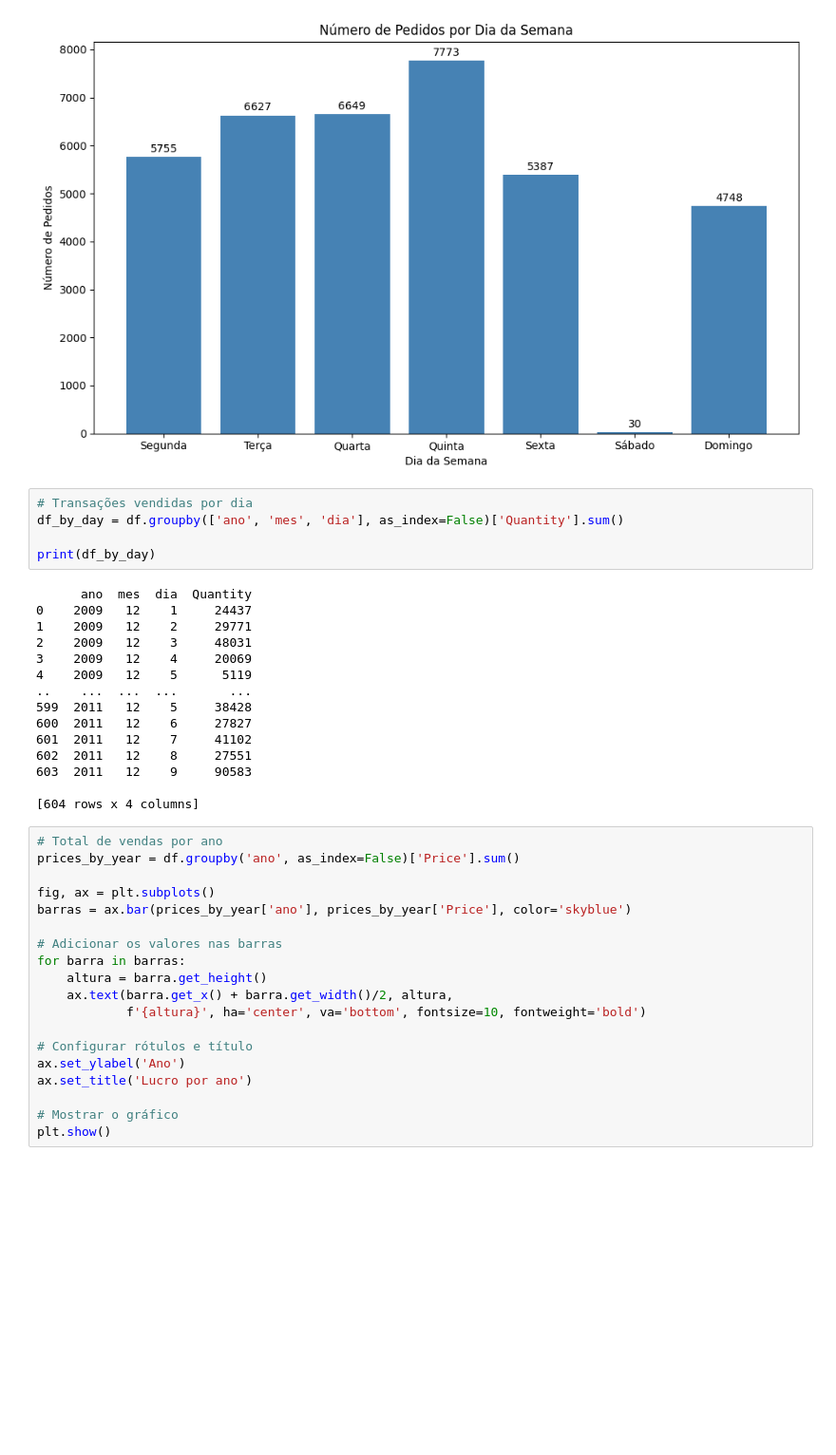
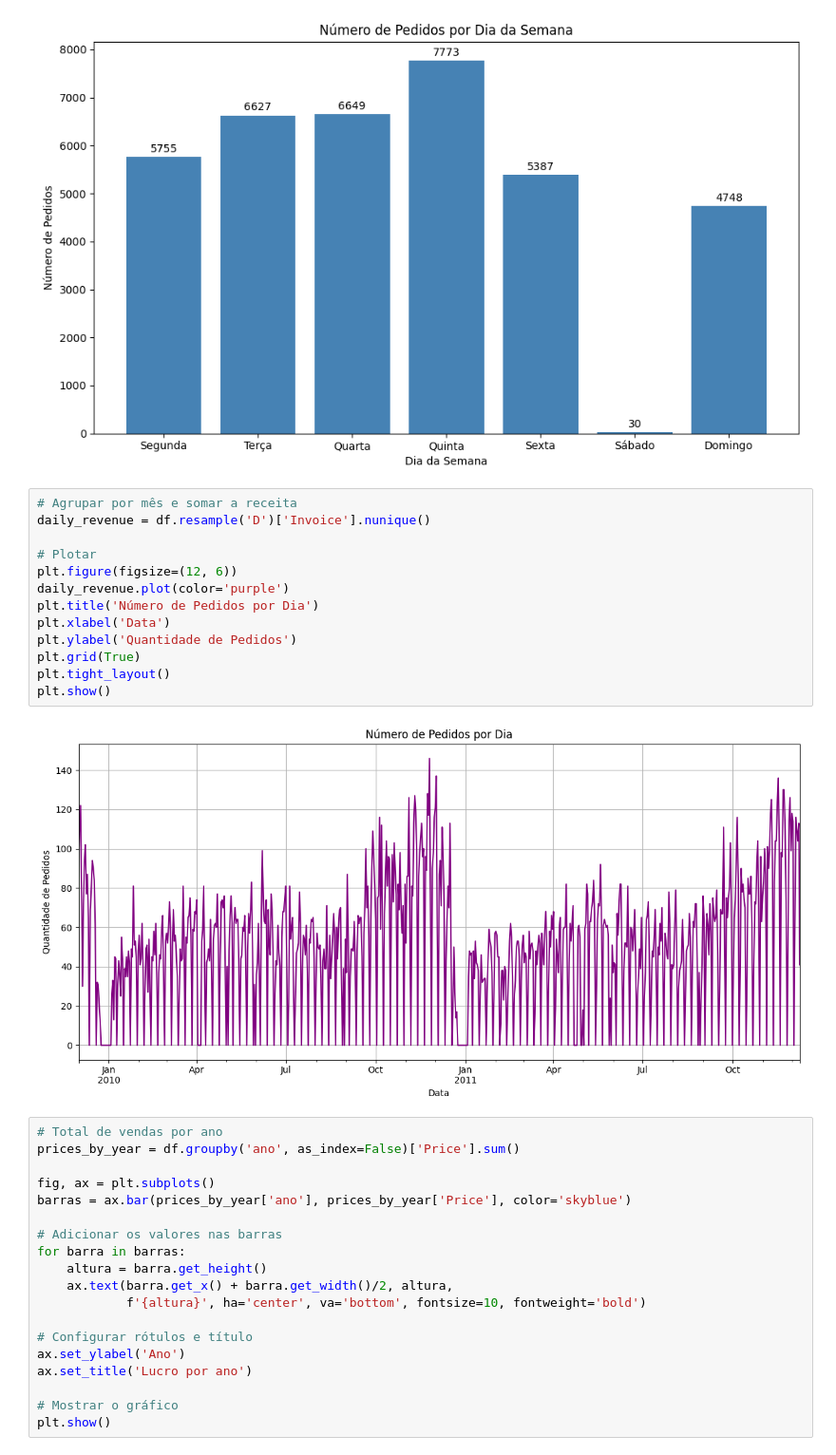
Before and after one commit to nickmorche/online_retail_data_analysis, a Jupyter notebook: data_analysis.ipynb, the cells around one changed output. Shown at 95% size. Cells and saved outputs as stored; diff of their text form; blank space fills up the shorter version.

```diff
--- a/data_analysis.ipynb
+++ b/data_analysis.ipynb
@@ -387,26 +385,21 @@ plt.tight_layout()
 plt.show()
 # %% [output]
 [figure]
-# %%
-# Transações vendidas por dia
-df_by_day = df.groupby(['ano', 'mes', 'dia'], as_index=False)['Quantity'].sum()
-
-print(df_by_day)
-# %% [output]
-      ano  mes  dia  Quantity
-0    2009   12    1     24437
-1    2009   12    2     29771
-2    2009   12    3     48031
-3    2009   12    4     20069
-4    2009   12    5      5119
-..    ...  ...  ...       ...
-599  2011   12    5     38428
-600  2011   12    6     27827
-601  2011   12    7     41102
-602  2011   12    8     27551
-603  2011   12    9     90583
-
-[604 rows x 4 columns]
+# %%
+# Agrupar por mês e somar a receita
+daily_revenue = df.resample('D')['Invoice'].nunique()
+
+# Plotar
+plt.figure(figsize=(12, 6))
+daily_revenue.plot(color='purple')
+plt.title('Número de Pedidos por Dia')
+plt.xlabel('Data')
+plt.ylabel('Quantidade de Pedidos')
+plt.grid(True)
+plt.tight_layout()
+plt.show()
+# %% [output]
+[figure, added]
 # %%
 # Total de vendas por ano
 prices_by_year = df.groupby('ano', as_index=False)['Price'].sum()
```
Also changed, not shown: parts of 7 cells of this notebook.
